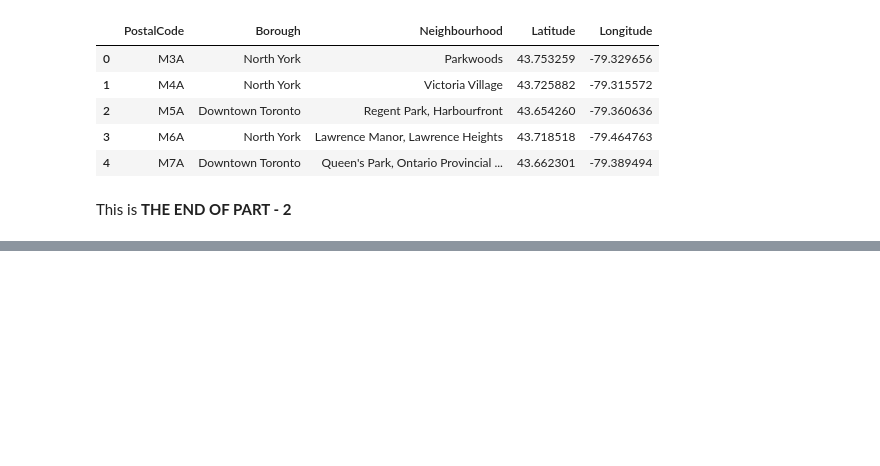
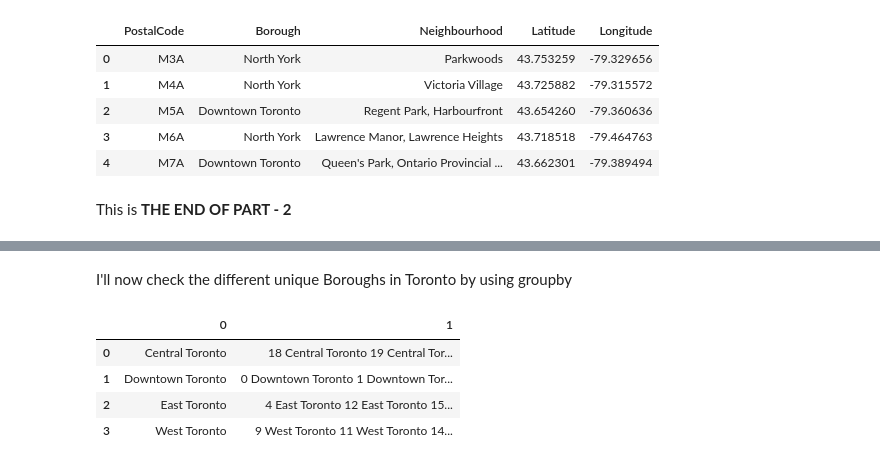
Before and after one commit to sski11santanu/Toronto-Coursera_Capstone, a Jupyter notebook: toronto.ipynb, the cells around one changed output, grey strips where cells are left out. Cells and saved outputs as stored; diff of their text form; code cells hidden in the pictures; blank space fills up the shorter version.

```diff
--- a/toronto.ipynb
+++ b/toronto.ipynb
@@ -154,0 +231,10 @@ This is **THE END OF PART - 2**
+# %% [markdown]
+I'll now check the different unique Boroughs in Toronto by using groupby
+# %%
+pd.DataFrame(dfToronto.groupby("Borough")["Borough"])
+# %% [output]
+|  | 0 | 1 |
+| 0 | Central Toronto | 18 Central Toronto 19 Central Tor... |
+| 1 | Downtown Toronto | 0 Downtown Toronto 1 Downtown Tor... |
+| 2 | East Toronto | 4 East Toronto 12 East Toronto 15... |
+| 3 | West Toronto | 9 West Toronto 11 West Toronto 14... |
```
Also changed, not shown: parts of 17 cells of this notebook.
